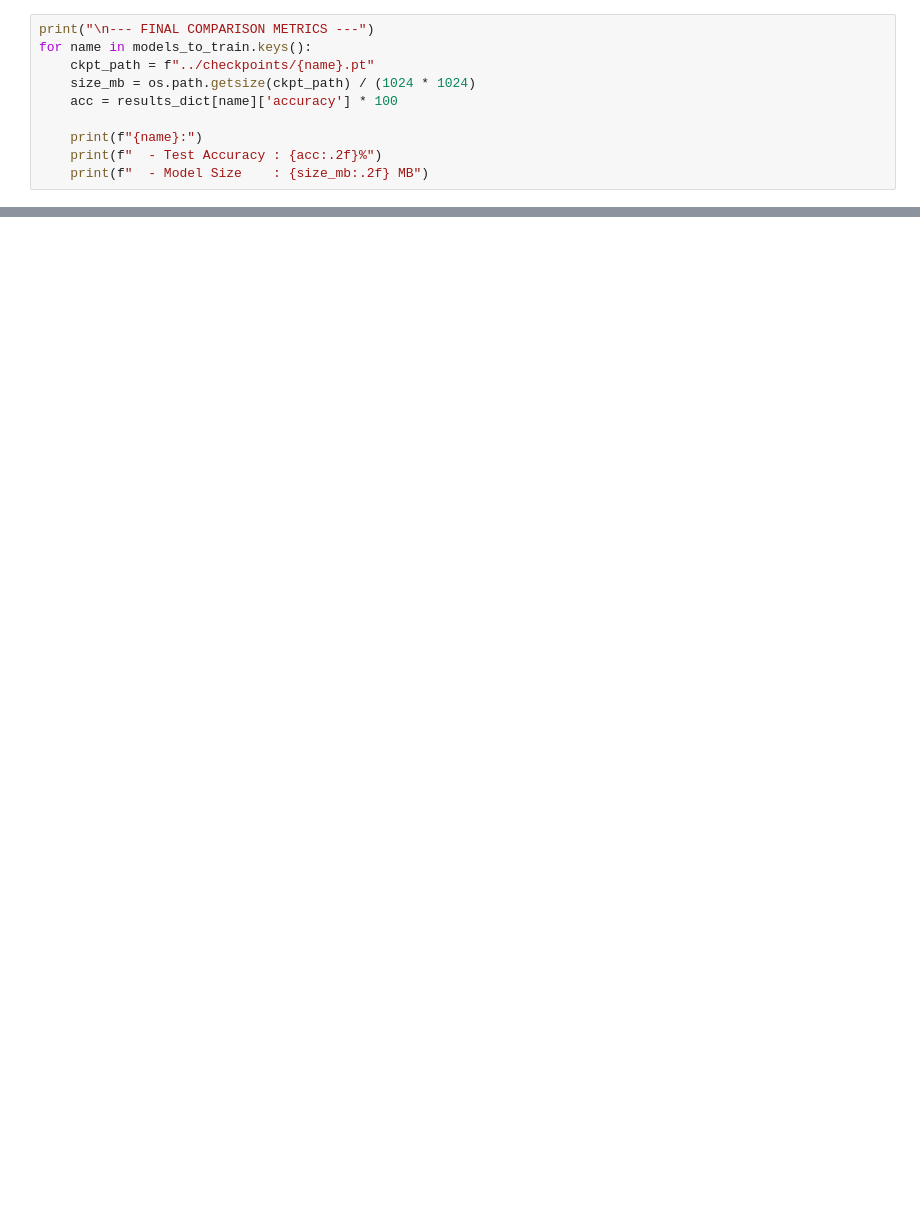
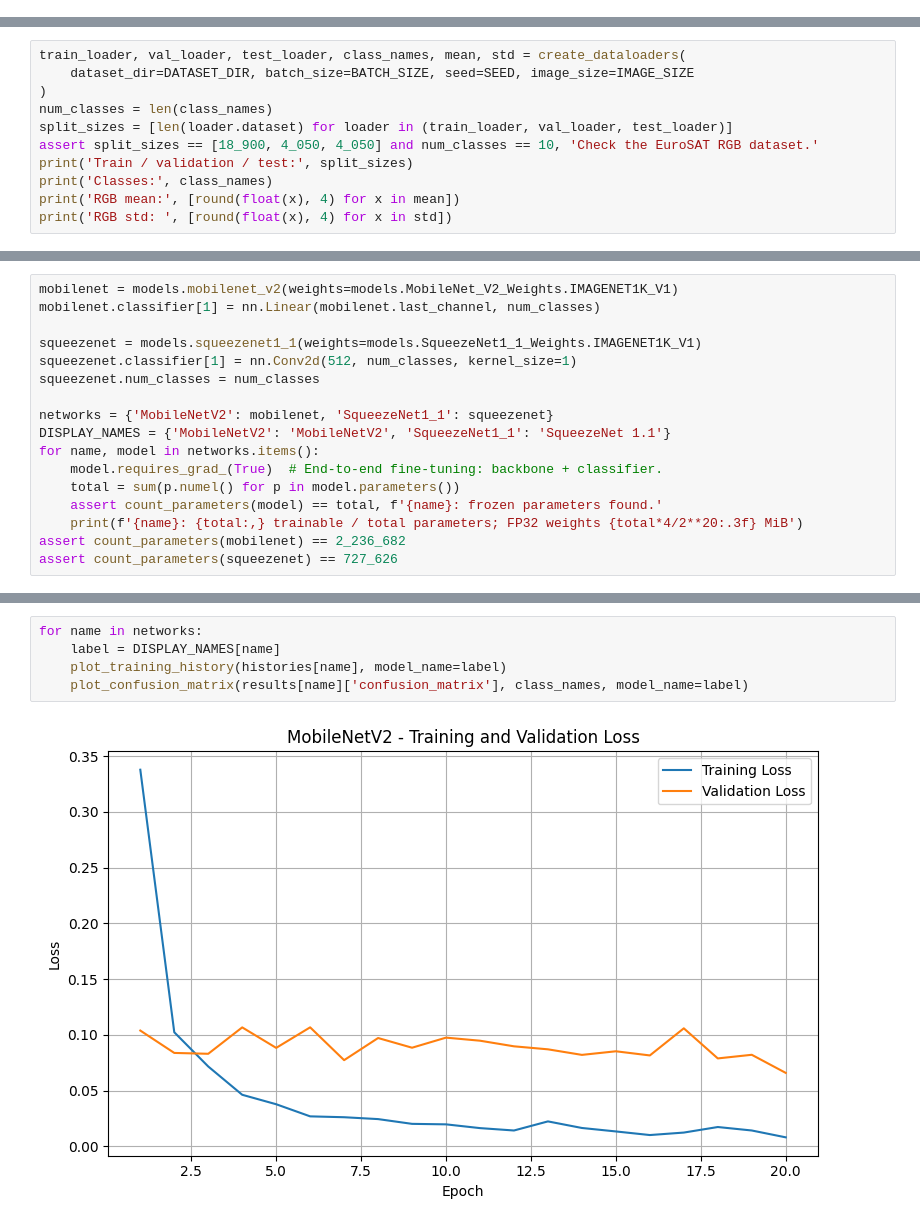
Before and after one commit to ManiiAya/EN3150_Assignment_03, a Jupyter notebook: notebooks/section_02.ipynb, the cells around one changed output, grey strips where cells are left out. Cells and saved outputs as stored; diff of their text form; blank space fills up the shorter version.

```diff
--- a/notebooks/section_02.ipynb
+++ b/notebooks/section_02.ipynb
@@ -92,10 +0,0 @@ Epoch [20/20] Train Loss: 0.2621 | Train Acc: 0.9157 | Val Loss: 0.2801 | Val Ac
-# %%
-print("\n--- FINAL COMPARISON METRICS ---")
-for name in models_to_train.keys():
-    ckpt_path = f"../checkpoints/{name}.pt"
-    size_mb = os.path.getsize(ckpt_path) / (1024 * 1024)
-    acc = results_dict[name]['accuracy'] * 100
-
-    print(f"{name}:")
-    print(f"  - Test Accuracy : {acc:.2f}%")
-    print(f"  - Model Size    : {size_mb:.2f} MB")
@@ -148,0 +57,11 @@ Visualizing SqueezeNet:...
+# %%
+train_loader, val_loader, test_loader, class_names, mean, std = create_dataloaders(
+    dataset_dir=DATASET_DIR, batch_size=BATCH_SIZE, seed=SEED, image_size=IMAGE_SIZE
+)
+num_classes = len(class_names)
+split_sizes = [len(loader.dataset) for loader in (train_loader, val_loader, test_loader)]
+assert split_sizes == [18_900, 4_050, 4_050] and num_classes == 10, 'Check the EuroSAT RGB dataset.'
+print('Train / validation / test:', split_sizes)
+print('Classes:', class_names)
+print('RGB mean:', [round(float(x), 4) for x in mean])
+print('RGB std: ', [round(float(x), 4) for x in std])
@@ -148,0 +73,17 @@ Visualizing SqueezeNet:...
+# %%
+mobilenet = models.mobilenet_v2(weights=models.MobileNet_V2_Weights.IMAGENET1K_V1)
+mobilenet.classifier[1] = nn.Linear(mobilenet.last_channel, num_classes)
+
+squeezenet = models.squeezenet1_1(weights=models.SqueezeNet1_1_Weights.IMAGENET1K_V1)
+squeezenet.classifier[1] = nn.Conv2d(512, num_classes, kernel_size=1)
+squeezenet.num_classes = num_classes
+
+networks = {'MobileNetV2': mobilenet, 'SqueezeNet1_1': squeezenet}
+DISPLAY_NAMES = {'MobileNetV2': 'MobileNetV2', 'SqueezeNet1_1': 'SqueezeNet 1.1'}
+for name, model in networks.items():
+    model.requires_grad_(True)  # End-to-end fine-tuning: backbone + classifier.
+    total = sum(p.numel() for p in model.parameters())
+    assert count_parameters(model) == total, f'{name}: frozen parameters found.'
+    print(f'{name}: {total:,} trainable / total parameters; FP32 weights {total*4/2**20:.3f} MiB')
+assert count_parameters(mobilenet) == 2_236_682
+assert count_parameters(squeezenet) == 727_626
@@ -148,0 +214,7 @@ Visualizing SqueezeNet:...
+# %%
+for name in networks:
+    label = DISPLAY_NAMES[name]
+    plot_training_history(histories[name], model_name=label)
+    plot_confusion_matrix(results[name]['confusion_matrix'], class_names, model_name=label)
+# %% [output]
+[figure, added]
```
Also changed, not shown: parts of 14 cells of this notebook.
